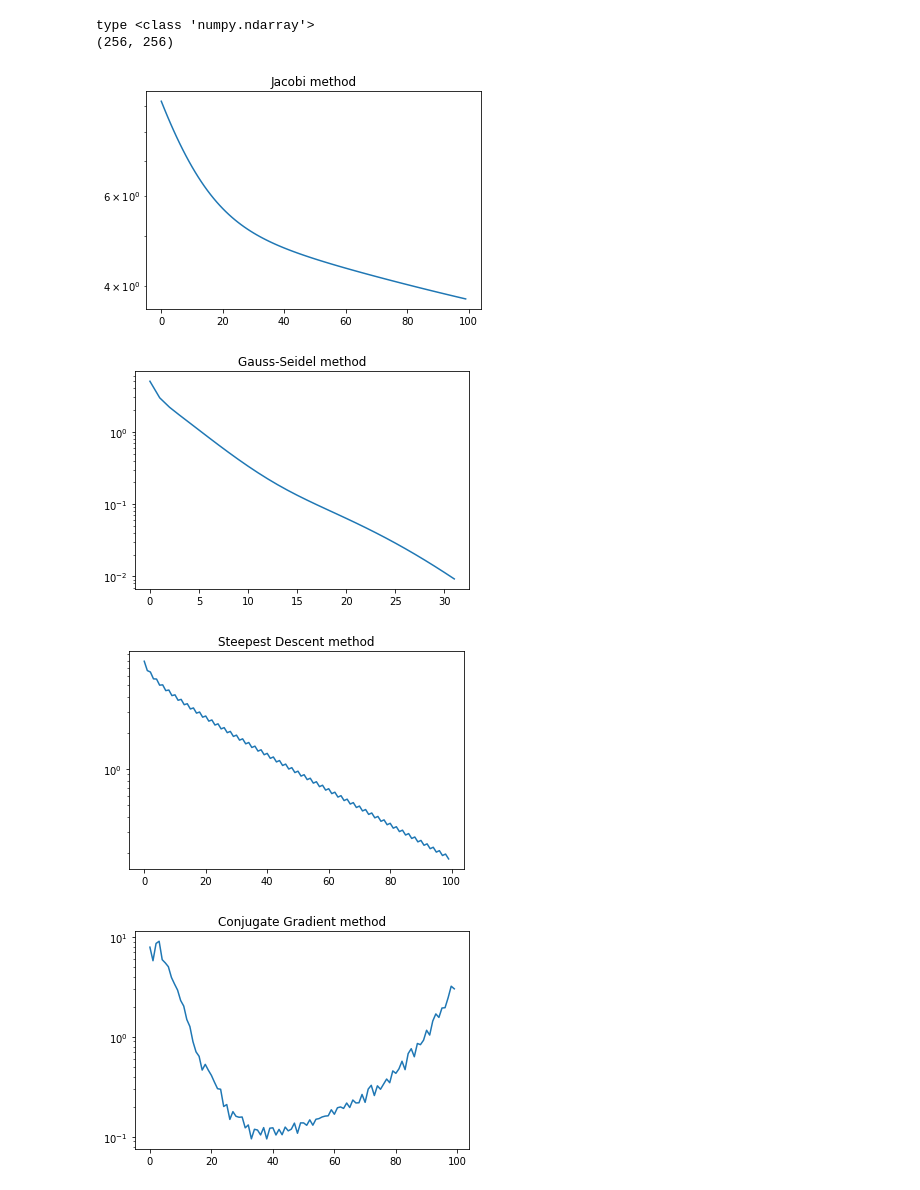
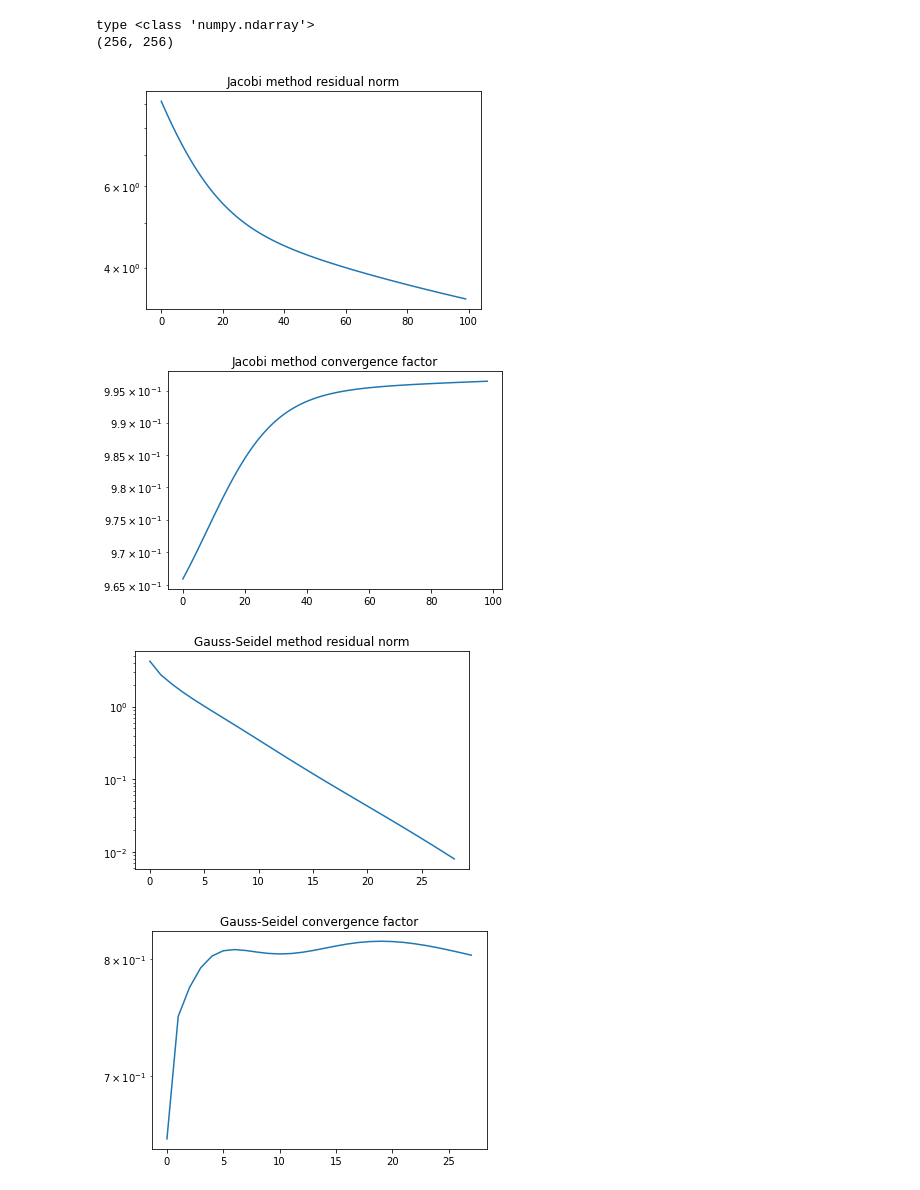
Before and after one commit to Yuval-Sharon/opt_hw_1, a Jupyter notebook: opt2.ipynb, the cells around one changed output. Saved outputs shown, nothing was run; the diff lists cells and outputs as text; code cells hidden in the pictures.

```diff
--- a/opt2.ipynb
+++ b/opt2.ipynb
@@ -39,67 +39,77 @@ def SD(A,x,b,max_iter = 100,epsilon = 10e-4):
     for i in range(max_iter):
         rk = b - A @ x
         alpha = (rk @ rk) / (rk @ (A@rk))
-        x = x + alpha * (b - A @ x)
+        x = x + alpha * rk
         r = la.norm(A @ x - b)
         r_vector.append(r)
         if r / norm_b < epsilon:
-           break
+            break
     return x,r_vector
 # %%
 def CG(A,x,b,max_iter = 100,epsilon = 10e-4):
     norm_b = la.norm(b)
-    r = b - A @ x
-    p = r
-    alpha = 0
+    rk = b - A @ x
+    p = np.array(rk)
     r_vector = []
     for i in range(max_iter):
+        r_prev = np.array(rk)
+        alpha = (rk @ rk) / (p @ (A@p))
+        x = x + alpha * p
         rk = b - A @ x
-        alpha = (rk @ rk) / (rk @ (A@rk))
-        x = x + alpha * p
-        r_prev = r
-        r = b  - A @ x
-        r_norm = la.norm(r)
+        r_norm = la.norm(rk)
         r_vector.append(r_norm)
         if r_norm / norm_b < epsilon:
-           break
-        beta =   np.inner(r,r) / np.inner(r_prev,r_prev)
-        p = r + beta * p
+            break
+        beta = np.inner(rk,rk) / np.inner(r_prev,r_prev)
+        p = rk + beta * p
 
     return x,r_vector
 # %%
 n = 256
 A = random(n, n, 5 / n, dtype=float)
 v = np.random.rand(n)
 v = sparse.spdiags(v, 0, v.shape[0], v.shape[0], 'csr')
 A = A.transpose() * v * A + 0.1*sparse.eye(n)
 b = np.random.rand(n)
 x_start = np.zeros(n)
 A = np.array(A.toarray())
 print(f'type {type(A)}')
 print(A.shape)
 print()
 
 x_jacobi,r_jacobi = jacobi(A,x_start,b)
 x_gs, r_gs = Gauss_Seidal(A,x_start,b)
 x_sd, r_sd = SD(A,x_start,b)
 x_cg, r_cg = CG(A,x_start,b)
 import matplotlib.pyplot as plt
 plt.semilogy(r_jacobi)
-plt.title("Jacobi method")
+plt.title("Jacobi method residual norm")
+plt.show()
+plt.semilogy(np.divide(r_jacobi[1:],r_jacobi[0:-1]))
+plt.title("Jacobi method convergence factor")
 plt.show()
 plt.semilogy(r_gs)
-plt.title("Gauss-Seidel method")
+plt.title("Gauss-Seidel method residual norm")
+plt.show()
+plt.semilogy(np.divide(r_gs[1:],r_gs[0:-1]))
+plt.title("Gauss-Seidel convergence factor")
 plt.show()
 plt.semilogy(r_sd)
-plt.title("Steepest Descent method")
+plt.title("Steepest Descent method residual norm")
+plt.show()
+plt.semilogy(np.divide(r_sd[1:],r_sd[0:-1]))
+plt.title("Steepest Descent convergence factor")
 plt.show()
 plt.semilogy(r_cg)
-plt.title("Conjugate Gradient method")
+plt.title("Conjugate Gradient method residual norm")
 plt.show()
+plt.semilogy(np.divide(r_cg[1:],r_cg[0:-1]))
+plt.title("Conjugate Gradient convergence factor")
+plt.show()
 # %% [output]
 type <class 'numpy.ndarray'>
 (256, 256)
-[figure, old version]
+[figure, new version]
-[figure, old version]
+[figure, new version]
-[figure, old version]
+[figure, new version]
-[figure, old version]
+[figure, new version]
```
Also changed, not shown: parts of 14 cells of this notebook.
